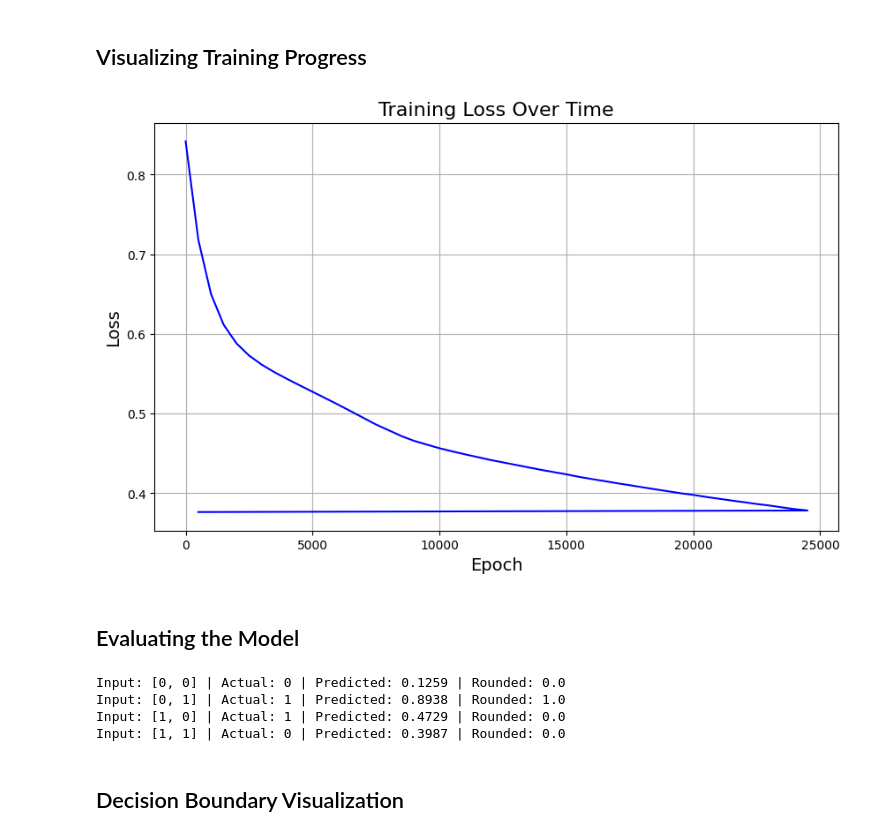
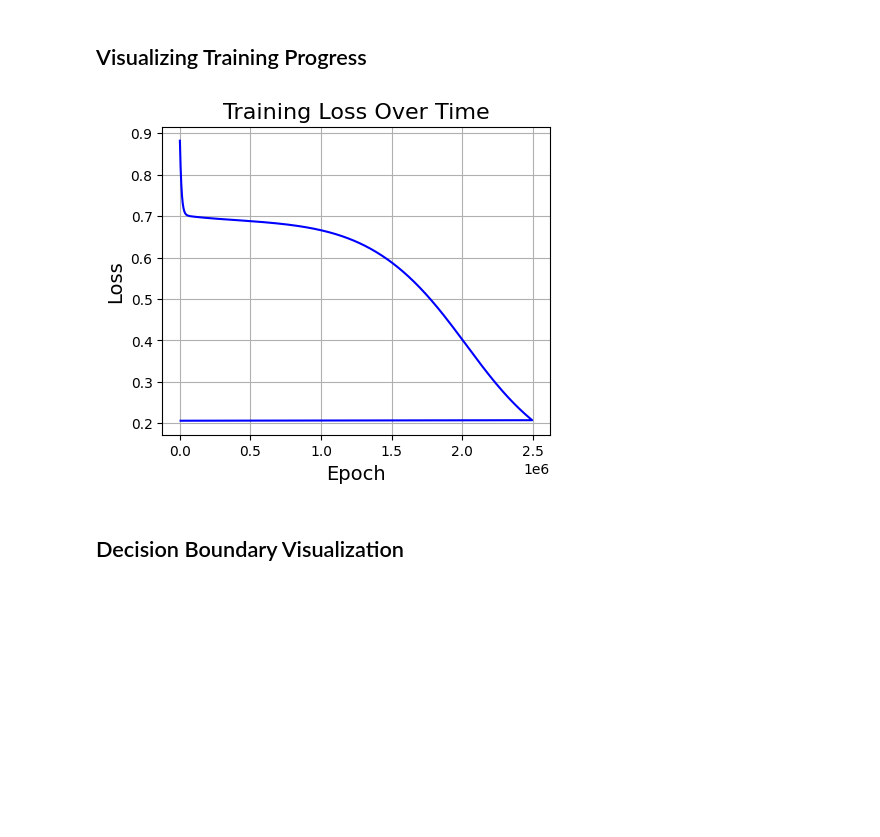
Before and after one commit to jakedevsthings/learn-ai-ml-dl, a Jupyter notebook: notebooks/xor_visualization.ipynb, the cells around one changed output. Saved outputs shown, nothing was run; the diff lists cells and outputs as text; code cells hidden in the pictures; blank space fills up the shorter version.

```diff
--- a/notebooks/xor_visualization.ipynb
+++ b/notebooks/xor_visualization.ipynb
@@ -64,21 +77,0 @@ loss_history = []
-# %%
-try:
-    # Training loop with progress tracking
-    for epoch in range(num_epochs):
-        # Forward pass
-        predictions = neural_network.forward(inputs=inputs)
-        loss = bce_loss.forward(predictions=predictions, labels=labels)
-        gradient = bce_loss.backward()
-
-        # Backward pass
-        neural_network.backward(loss_gradient=gradient, learning_rate=learning_rate)
-
-        # Record loss every 500 epochs
-        if epoch % 10 == 0 or epoch == num_epochs - 1:
-            loss_history.append(loss)
-            if epoch % 100 == 0:
-                print(f"Epoch {epoch}/{num_epochs}, Loss: {loss:.6f}")
-except Exception as e:
-    print("Training interrupted or error occurred:", e)
-finally:
-    print("Saving model or logs...")
@@ -93,31 +79,16 @@ Saving model or logs...
 ## Visualizing Training Progress
 # %%
 # Plot loss over time
-plt.figure(figsize=(10, 6))
+plt.figure(figsize=(5, 4))
 epochs_tracked = [i*num_epochs for i in range(len(loss_history)-1)] + [num_epochs-1]
 plt.plot(epochs_tracked, loss_history, 'b-')
 plt.title('Training Loss Over Time', fontsize=16)
 plt.xlabel('Epoch', fontsize=14)
 plt.ylabel('Loss', fontsize=14)
 plt.grid(True)
 plt.show()
 # %% [output]
-[figure, old version]
+[figure, new version]
-# %% [markdown]
-## Evaluating the Model
-# %%
-# Make predictions
-final_predictions = neural_network.forward(inputs)
-rounded_predictions = np.round(final_predictions)
-
-# Display predictions vs actual
-for i in range(len(inputs)):
-    print(f"Input: {inputs[i]} | Actual: {labels[i][0]} | Predicted: {final_predictions[i][0]:.4f} | Rounded: {rounded_predictions[i][0]}")
-# %% [output]
-Input: [0, 0] | Actual: 0 | Predicted: 0.1259 | Rounded: 0.0
-Input: [0, 1] | Actual: 1 | Predicted: 0.8938 | Rounded: 1.0
-Input: [1, 0] | Actual: 1 | Predicted: 0.4729 | Rounded: 0.0
-Input: [1, 1] | Actual: 0 | Predicted: 0.3987 | Rounded: 0.0
 # %% [markdown]
 ## Decision Boundary Visualization
 # %%
```
Also changed, not shown: parts of 4 cells of this notebook, 4 other files.
